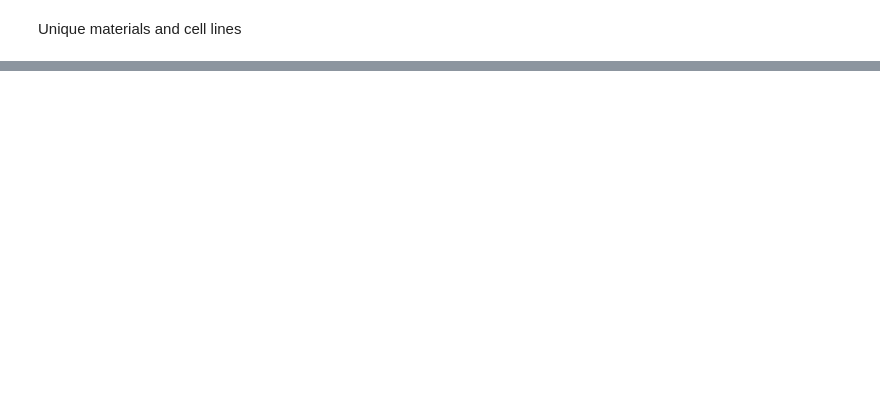
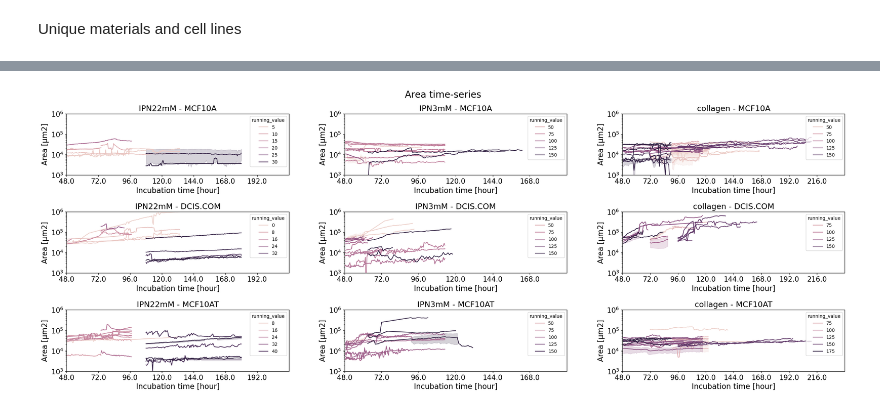
Before and after one commit to ArttuD/InstruProject, a Jupyter notebook: LindaPipes/Experimental_model_2/analysis_Exp2.ipynb, the cells around one changed output, grey strips where cells are left out. Saved outputs shown, nothing was run; the diff lists cells and outputs as text; code cells hidden in the pictures; blank space fills up the shorter version.

```diff
--- a/LindaPipes/Experimental_model_2/analysis_Exp2.ipynb
+++ b/LindaPipes/Experimental_model_2/analysis_Exp2.ipynb
@@ -104,0 +117,42 @@ plt.savefig(path +'/Time_series.png',dpi=1000)
+# %%
+fig, axs = plt.subplots(3, len(unique_materials), figsize=(30,10))
+plt.subplots_adjust(wspace=0.25, hspace=0.6)
+fig.suptitle("Area time-series", fontsize=20, y=0.95)
+
+
+for i, unique_material in enumerate(unique_materials):
+    specific_df = Exp2[(Exp2['matrix'] == unique_material) & (Exp2['area_µm'] > 0) ]
+
+    min_value_all = (specific_df['incubation_time'].min() // 24) * 24 #latest end of timelpases x_max
+    max_value_all = (specific_df['incubation_time'].max() // 24 + 2) * 24 #latest end of timelpases x_max
+
+    times = list(np.arange(min_value_all, max_value_all, 24)) #ticks' values
+
+
+    for j,unique_line in enumerate(unique_lines):
+        ax=axs[j,i]
+        specific_specific_df = specific_df[(specific_df['cell_line'] == unique_line)]
+
+        #min_value = specific_specific_df['incubation_time'].min() #latest end of timelpases x_max
+        #max_value = specific_specific_df['incubation_time'].max() #latest end of timelpases x_max
+
+        #print( f'{unique_material}- {unique_line}; min: {min_value} and max {max_value}')
+
+        sns.lineplot(specific_specific_df, y='area_µm', ax=ax, x='incubation_time', hue='running_value')
+        ax.set_xlim(min_value_all, max_value_all)
+
+        ax.set_yscale('log')
+
+        ax.set_ylabel('Area [µm2]', fontsize= 16)
+        ax.set_xlabel('Incubation time [hour]', fontsize= 16)
+
+        ax.set_title(f'{unique_material} - {unique_line}', fontsize= 17)
+        ax.set_ylim(10**3,10**6)
+        ax.set_xticks(times)
+        ax.set_xticklabels(times)
+        ax.tick_params(axis='both', which='major', labelsize=15)  # Major ticks
+
+
+plt.savefig(path +'/Time_series.png',dpi=1000)
+# %% [output]
+[figure, added]
```
Also changed, not shown: parts of 5 cells of this notebook, 1 other file.
